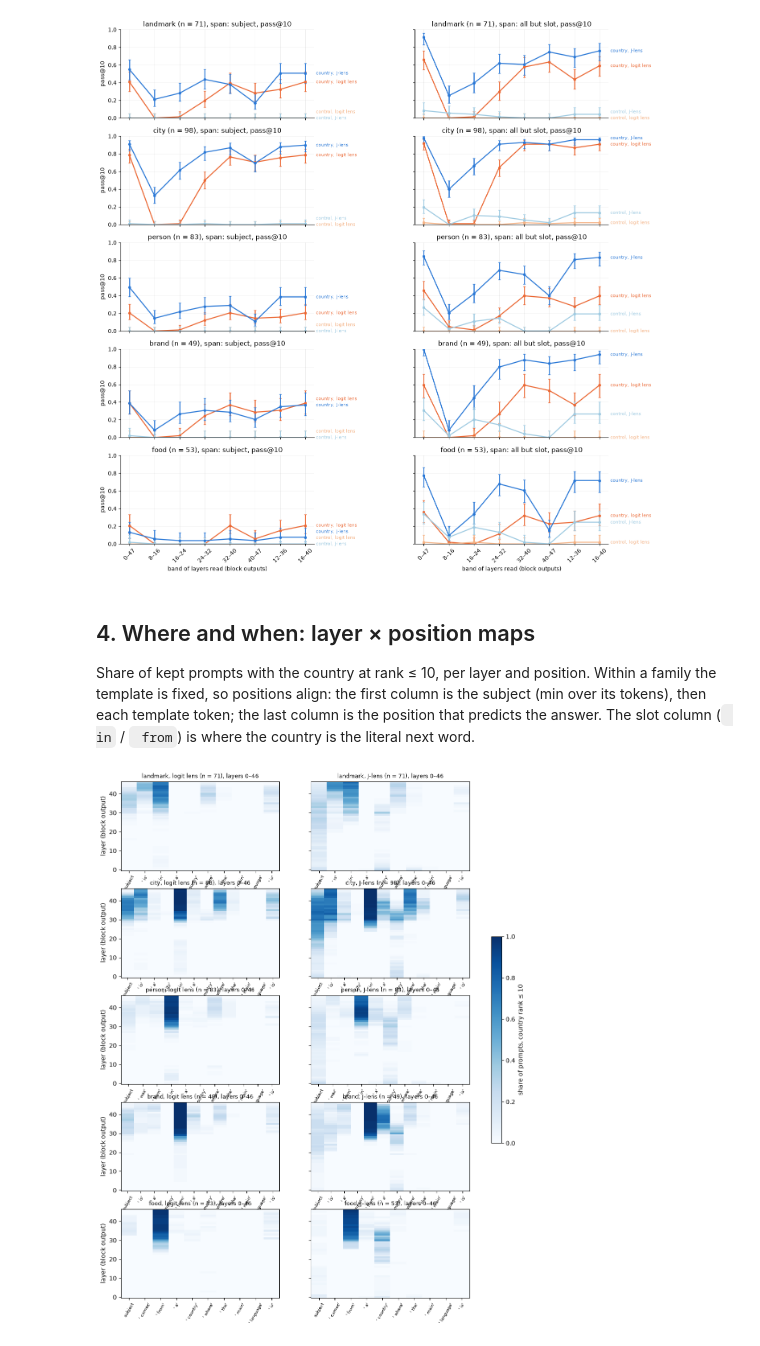
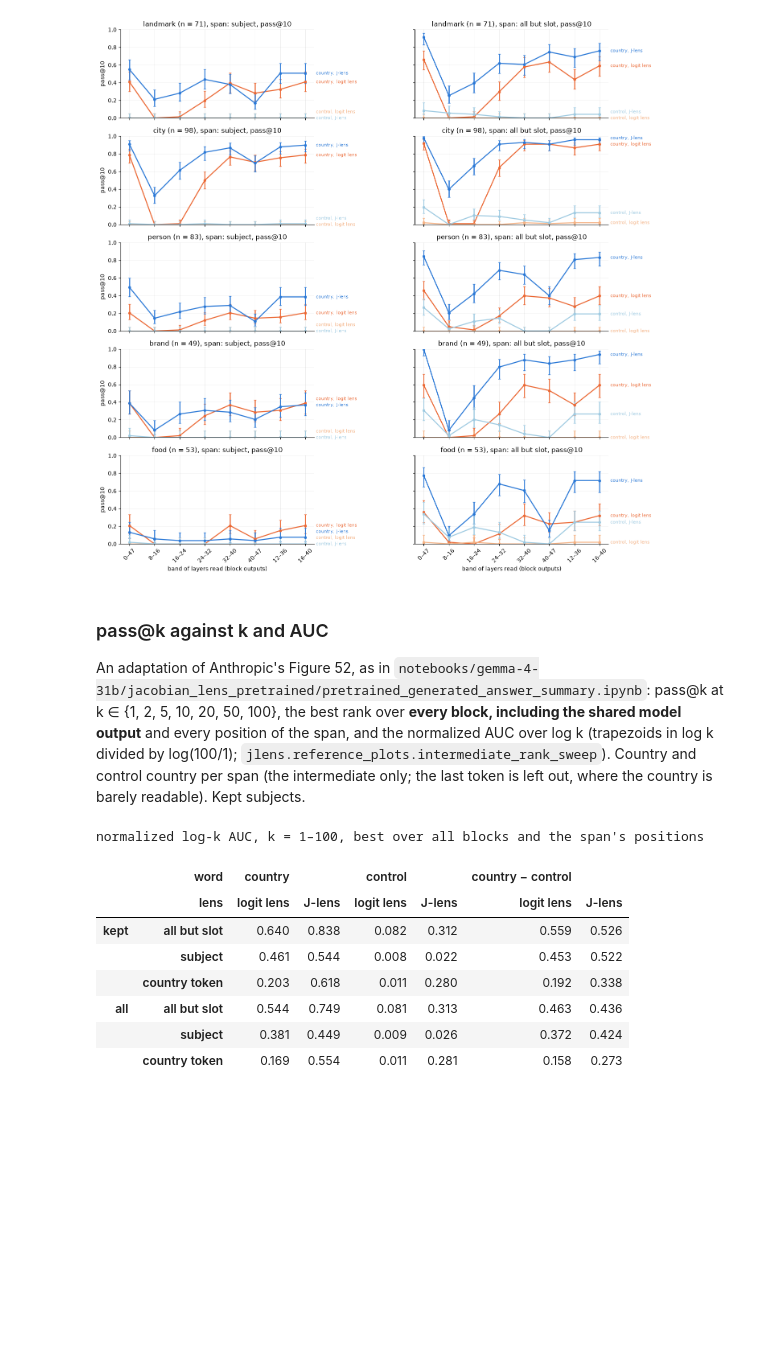
Before and after one commit to ai360-project-school-j-lens/jacobian-lens-gpt2, a Jupyter notebook: notebooks/gpt2-xl/latent_bridge_v2/latent_bridge_v2_lens_benchmark.ipynb, the cells around one changed output. Saved outputs shown, nothing was run; the diff lists cells and outputs as text; code cells hidden in the pictures; blank space fills up the shorter version.

```diff
--- a/notebooks/gpt2-xl/latent_bridge_v2/latent_bridge_v2_lens_benchmark.ipynb
+++ b/notebooks/gpt2-xl/latent_bridge_v2/latent_bridge_v2_lens_benchmark.ipynb
@@ -427,30 +438,54 @@ plt.show()
 # %% [output]
 [figure]
 # %% [markdown]
-## 4. Where and when: layer × position maps
+### pass@k against k and AUC
 
-Share of kept prompts with the country at rank ≤ 10, per layer and position. Within a family the
-template is fixed, so positions align: the first column is the subject (min over its tokens),
-then each template token; the last column is the position that predicts the answer. The slot
-column (` in` / ` from`) is where the country is the literal next word.
+An adaptation of Anthropic's Figure 52, as in
+`notebooks/gemma-4-31b/jacobian_lens_pretrained/pretrained_generated_answer_summary.ipynb`:
+pass@k at k ∈ {1, 2, 5, 10, 20, 50, 100}, the best rank over **every block, including the
+shared model output** and every position of the span, and the normalized AUC over log k
+(trapezoids in log k divided by log(100/1); `jlens.reference_plots.intermediate_rank_sweep`).
+Country and control country per span (the intermediate only; the last token is left out, where
+the country is barely readable). Kept subjects.
 # %%
-fig, axes = plt.subplots(len(FAMILIES), 2, figsize=(13, 3.1 * len(FAMILIES)), sharey=True)
-for row_axes, family in zip(axes, FAMILIES, strict=True):
-    group = prompts[prompts.kept & prompts.family.eq(family)]
-    columns = ["subject"] + TEMPLATE_TOKENS[family]
-    for ax, lens_name in zip(row_axes, LENS_NAMES, strict=True):
-        maps = []
-        for i, row in group.iterrows():
-            array = RANKS[i, lens_name, "intermediate"][:-1]  # inner layers
-            maps.append(np.column_stack([array[:, :row.n_subject].min(1), array[:, row.n_subject:]]) <= K)
-        image = np.mean(maps, 0)
-        mesh = ax.imshow(image, aspect="auto", origin="lower", cmap="Blues", vmin=0, vmax=1,
-                         extent=(-0.5, len(columns) - 0.5, -0.5, image.shape[0] - 0.5))
-        ax.set_xticks(range(len(columns)), [repr(c) if c != "subject" else c for c in columns], rotation=60,
-                      fontsize=7)
-        ax.set_title(f"{family}, {lens_name} (n = {len(group)}), layers 0–46", fontsize=9)
-    row_axes[0].set_ylabel("layer (block output)")
-fig.colorbar(mesh, ax=axes, shrink=0.4, label=f"share of prompts, country rank ≤ {K}")
-plt.show()
+AUC_SPANS = ["all but slot", "subject", "country token"]
+WORD_OF_KIND = {"intermediate": "country", "control": "control"}
+
+
+def sweep_scores(frame, kind, dataset=None):
+    # intermediate_rank_sweep scores one kind; relabel the rows we want scored as intermediates.
+    rows = frame[frame.kind.eq(kind)].assign(kind="intermediate", single_token=True)
+    if dataset is not None:
+        rows = rows.assign(dataset=dataset)
+    return intermediate_rank_sweep(rows).scores
+
+
+curves = []
+for subset, frame in (("kept", words[words.kept]), ("all", words)):
+    for span in AUC_SPANS:
+        for kind in ("intermediate", "control"):
+            sub = frame[frame.span.eq(span)]
+            pooled = sweep_scores(sub, kind, dataset="all families")
+            by_family = sweep_scores(sub, kind)
+            for scores in (pooled, by_family):
+                curves.append(scores.assign(subset=subset, span=span, word=WORD_OF_KIND[kind]))
+curves = pd.concat(curves, ignore_index=True)
+auc = curves.drop_duplicates(["subset", "span", "word", "dataset", "lens"])[
+    ["subset", "span", "word", "dataset", "lens", "auc"]]
+table = auc[auc.dataset.eq("all families")].pivot_table(index=["subset", "span"], columns=["word", "lens"],
+                                                       values="auc")
+for lens_name in LENS_NAMES:
+    table[("country − control", lens_name)] = table[("country", lens_name)] - table[("control", lens_name)]
+table = table.reindex(columns=[(w, l) for w in ["country", "control", "country − control"] for l in LENS_NAMES])
+print("normalized log-k AUC, k = 1–100, best over all blocks and the span's positions")
+table.reindex(pd.MultiIndex.from_product([["kept", "all"], AUC_SPANS])).dropna(how="all").round(3)
 # %% [output]
-[figure, removed]
+normalized log-k AUC, k = 1–100, best over all blocks and the span's positions
+|  | word | country |  | control |  | country − control |  |
+|  | lens | logit lens | J-lens | logit lens | J-lens | logit lens | J-lens |
+| kept | all but slot | 0.640 | 0.838 | 0.082 | 0.312 | 0.559 | 0.526 |
+|  | subject | 0.461 | 0.544 | 0.008 | 0.022 | 0.453 | 0.522 |
+|  | country token | 0.203 | 0.618 | 0.011 | 0.280 | 0.192 | 0.338 |
+| all | all but slot | 0.544 | 0.749 | 0.081 | 0.313 | 0.463 | 0.436 |
+|  | subject | 0.381 | 0.449 | 0.009 | 0.026 | 0.372 | 0.424 |
+|  | country token | 0.169 | 0.554 | 0.011 | 0.281 | 0.158 | 0.273 |
```
Also changed, not shown: parts of 40 cells of this notebook.
